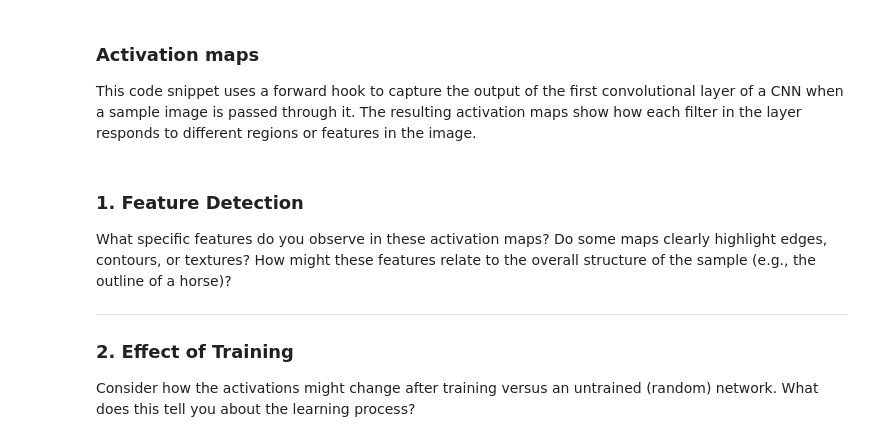
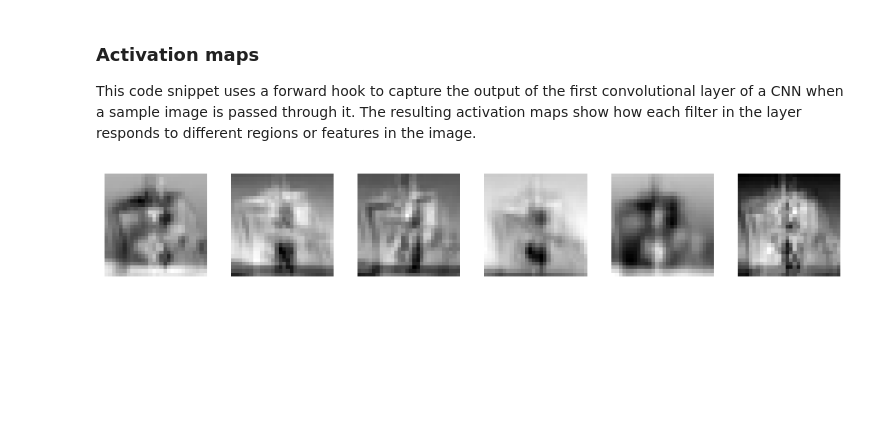
Before and after one commit to TomasAnderegg/Deep-Learning-for-Autonomous-Vehicles, a Jupyter notebook: graded_homework/hw1/CNN Exercice.ipynb, the cells around one changed output. Drawn from its saved outputs; the diff is of its cells as text; code cells hidden in the pictures; blank space fills up the shorter version.

```diff
--- a/graded_homework/hw1/CNN Exercice.ipynb
+++ b/graded_homework/hw1/CNN Exercice.ipynb
@@ -457,40 +460,34 @@ def get_activation(model, layer, x):
     model(x)
     hook.remove()
     return activation['output']
 
 data_iter = iter(trainloader)
 sample_images, sample_labels = next(data_iter)
-sample_img = sample_images[0].unsqueeze(0)
+sample_img = sample_images[2].unsqueeze(0) #on fait varier l'indice ici !
 
 # Get the feature maps after the first convolution (for example)
-activation = get_activation(net, net.features[0], sample_img)
+activation = get_activation(net, net.conv1, sample_img)
 
 # Visualize a few feature maps in RGB:
 def plot_feature_maps(feature_maps, n_cols=8):
     n_features = feature_maps.shape[1]
     n_rows = (n_features + n_cols - 1) // n_cols
     plt.figure(figsize=(n_cols * 1.5, n_rows * 1.5))
     for i in range(n_features):
         plt.subplot(n_rows, n_cols, i + 1)
         # Extract the i-th feature map from the first (and only) sample in the batch
         act = feature_maps[0, i, :, :]
         # Normalize the activation map to [0, 1]
         act_norm = (act - act.min()) / (act.max() - act.min() + 1e-8)
         # Repeat the single channel 3 times to form an RGB image
         act_rgb = act_norm.unsqueeze(0).repeat(3, 1, 1)
         plt.imshow(act_rgb.permute(1, 2, 0))
         plt.axis('off')
     plt.tight_layout()
     plt.show()
 
 plot_feature_maps(activation, n_cols=8)
 
 # Play with the index of the chosen sample to notice more patterns and answer the question
+# %% [output]
+[figure, added]
-# %% [markdown]
-### 1. Feature Detection
-What specific features do you observe in these activation maps? Do some maps clearly highlight edges, contours, or textures? How might these features relate to the overall structure of the sample (e.g., the outline of a horse)?
-
----
-
-### 2. Effect of Training
-Consider how the activations might change after training versus an untrained (random) network. What does this tell you about the learning process?
```
Also changed, not shown: parts of 3 cells of this notebook.
